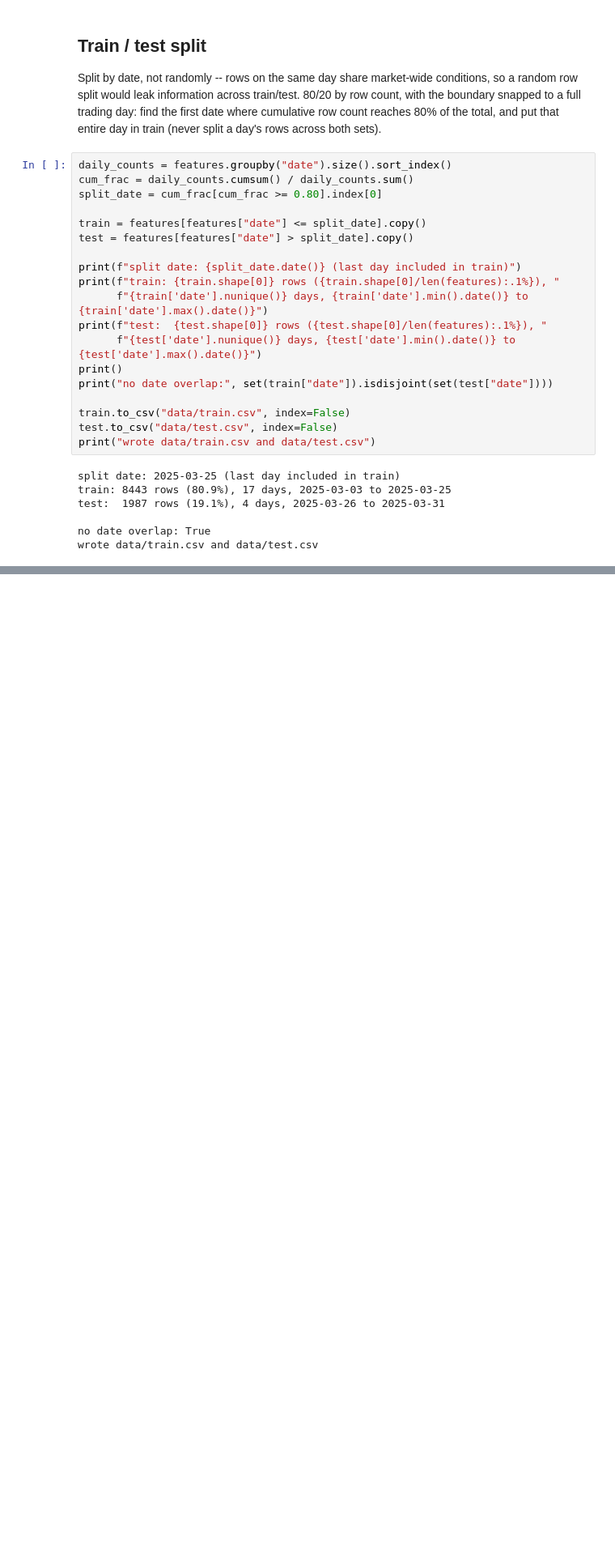
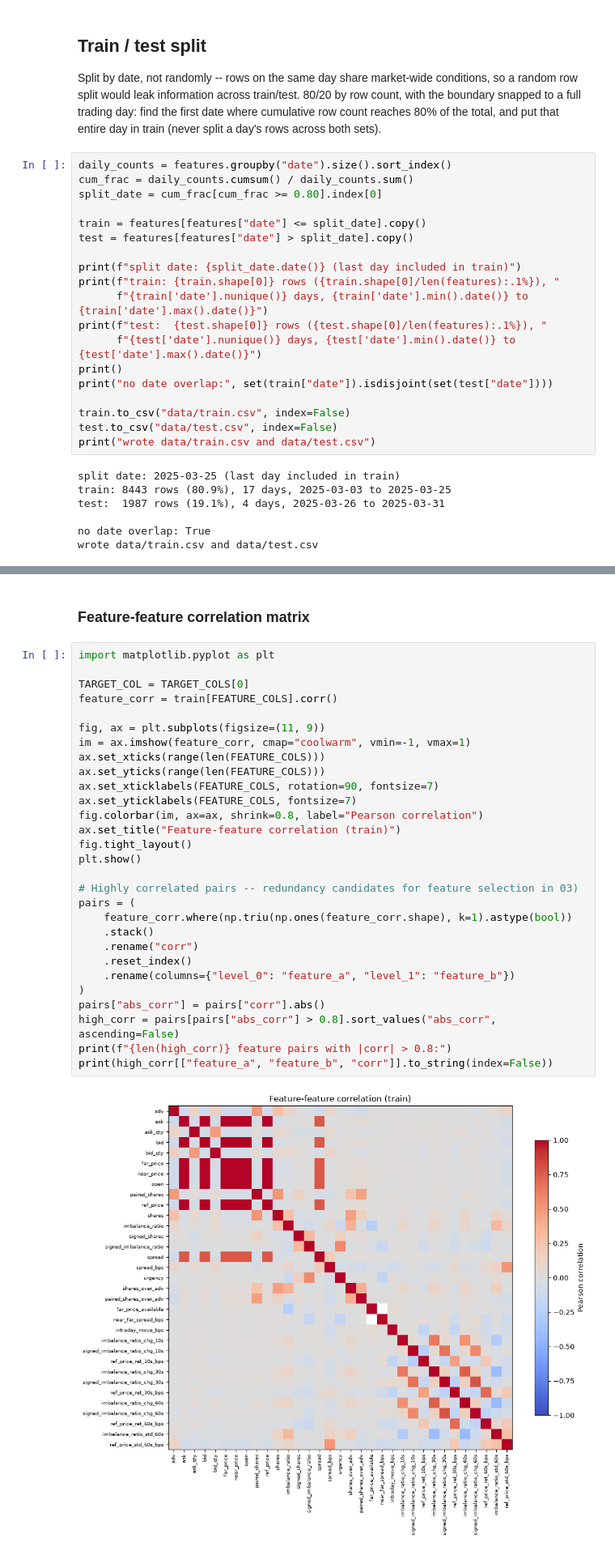
Before and after one commit to abprada/close_auction_project, a Jupyter notebook: 02) features_and_target.ipynb, the cells around one changed output, grey strips where cells are left out. Shown at 81% size. Drawn from its saved outputs; the diff is of its cells as text; blank space fills up the shorter version.

```diff
--- a/02) features_and_target.ipynb
+++ b/02) features_and_target.ipynb
@@ -300,0 +312,33 @@ wrote data/train.csv and data/test.csv
+# %% [markdown]
+### Feature-feature correlation matrix
+# %%
+import matplotlib.pyplot as plt
+
+TARGET_COL = TARGET_COLS[0]
+feature_corr = train[FEATURE_COLS].corr()
+
+fig, ax = plt.subplots(figsize=(11, 9))
+im = ax.imshow(feature_corr, cmap="coolwarm", vmin=-1, vmax=1)
+ax.set_xticks(range(len(FEATURE_COLS)))
+ax.set_yticks(range(len(FEATURE_COLS)))
+ax.set_xticklabels(FEATURE_COLS, rotation=90, fontsize=7)
+ax.set_yticklabels(FEATURE_COLS, fontsize=7)
+fig.colorbar(im, ax=ax, shrink=0.8, label="Pearson correlation")
+ax.set_title("Feature-feature correlation (train)")
+fig.tight_layout()
+plt.show()
+
+# Highly correlated pairs -- redundancy candidates for feature selection in 03)
+pairs = (
+    feature_corr.where(np.triu(np.ones(feature_corr.shape), k=1).astype(bool))
+    .stack()
+    .rename("corr")
+    .reset_index()
+    .rename(columns={"level_0": "feature_a", "level_1": "feature_b"})
+)
+pairs["abs_corr"] = pairs["corr"].abs()
+high_corr = pairs[pairs["abs_corr"] > 0.8].sort_values("abs_corr", ascending=False)
+print(f"{len(high_corr)} feature pairs with |corr| > 0.8:")
+print(high_corr[["feature_a", "feature_b", "corr"]].to_string(index=False))
+# %% [output]
+[figure, added]
```
Also changed, not shown: parts of 6 cells of this notebook.
